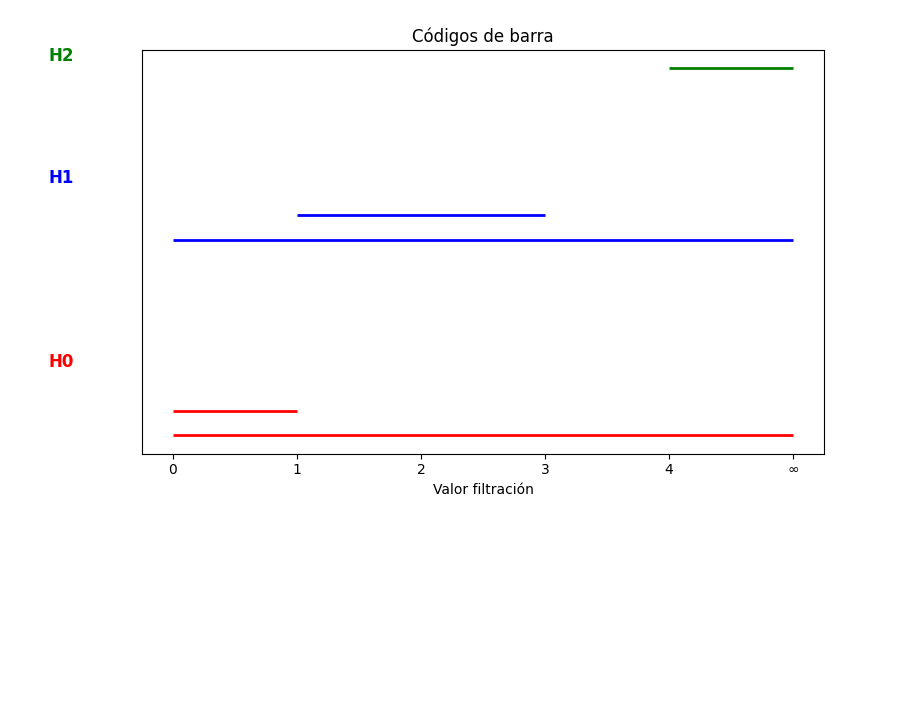
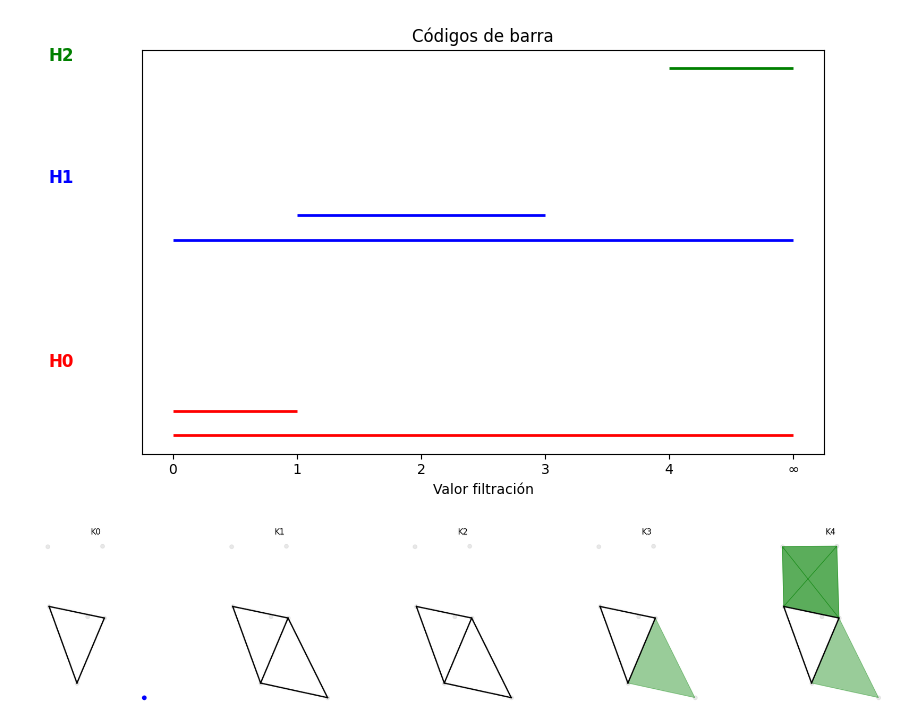
Before and after one commit to aaronbernal28/DataTopology-2025, a Jupyter notebook: notebooks/VR_y_homologia_persistente.ipynb, the cells around one changed output. Cells and saved outputs as stored; diff of their text form; code cells hidden in the pictures; blank space fills up the shorter version.

Commit message:
Add plot

```diff
--- a/notebooks/VR_y_homologia_persistente.ipynb
+++ b/notebooks/VR_y_homologia_persistente.ipynb
@@ -340,3 +340,9 @@ plot_barcodes(barcodes, simplices)
 # %% [output]
 defaultdict(<class 'list'>, {0: [(0, 0), (0, 0), (0, 1), (4, 4), (4, 4), (0, inf)], 1: [(1, 3), (4, 4), (4, 4), (4, 4), (0, inf)], 2: [(4, inf)]})
 [figure]
+# %%
+from src.visualization.plot import plot_filtration
+
+plot_filtration(SIMPLICES_MAXIMALES, FILTRATION_SIZE, seed=28)
+# %% [output]
+[figure, added]
```
Also changed, not shown: 1 other file.
